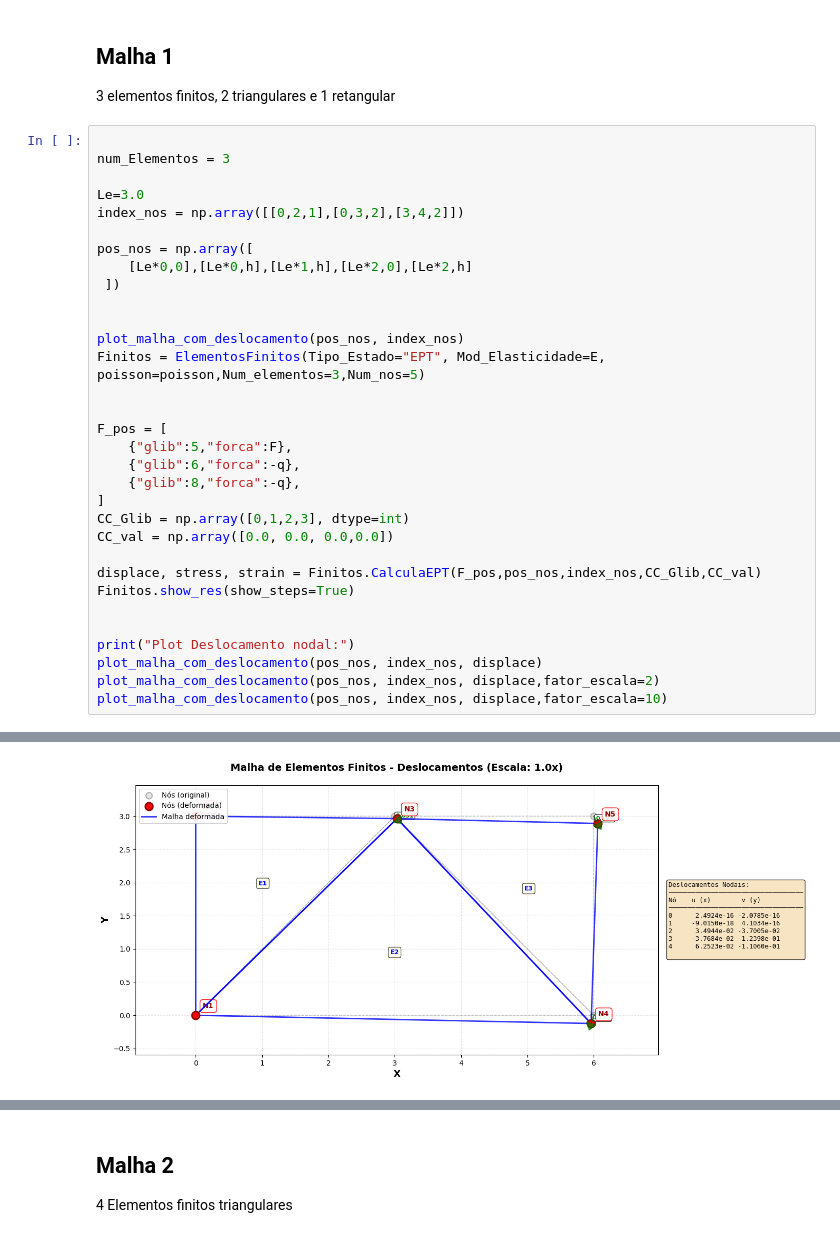
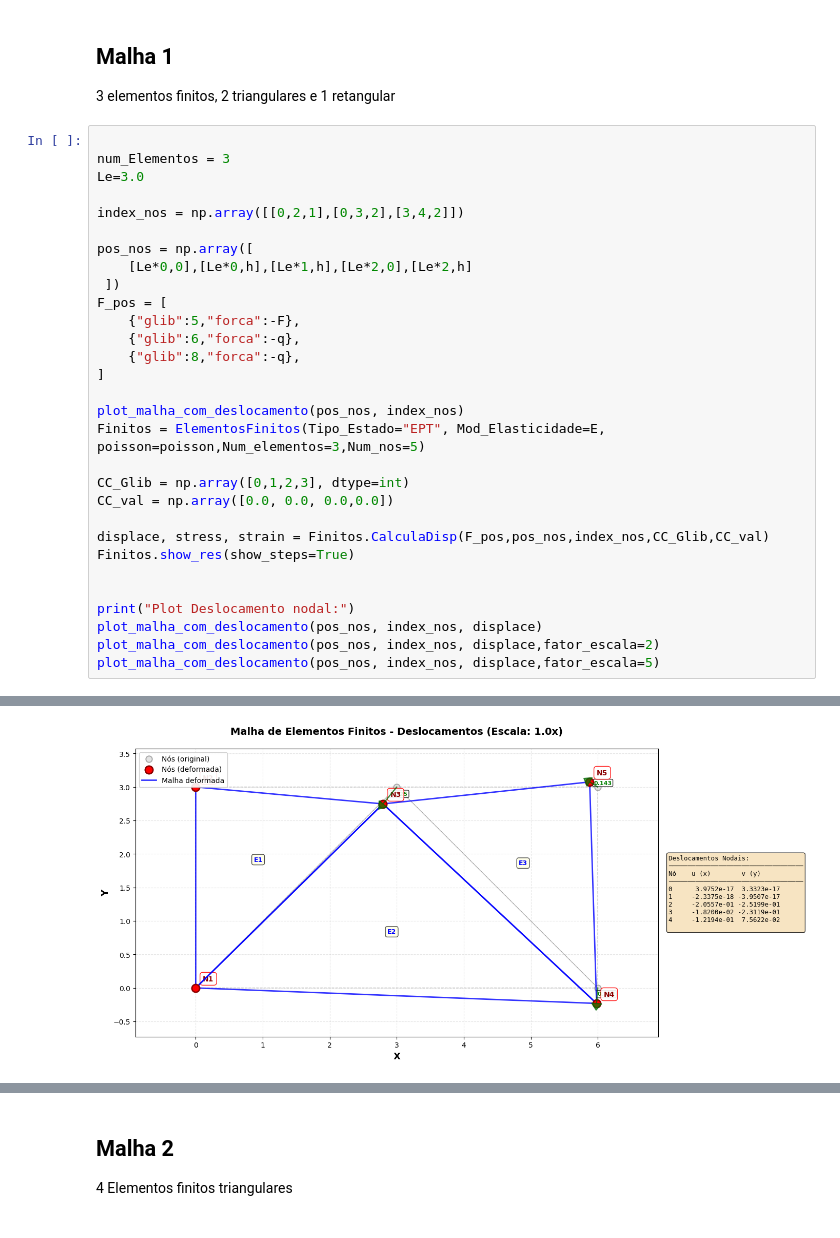
Before and after one commit to Rogire/Trabalho2MEF, a Jupyter notebook: Trabalho 2(Estado Plano)/Código Python/Trabalho02.ipynb, the cells around one changed output, grey strips where cells are left out. Saved outputs shown, nothing was run; the diff lists cells and outputs as text.

```diff
--- a/Trabalho 2(Estado Plano)/Código Python/Trabalho02.ipynb
+++ b/Trabalho 2(Estado Plano)/Código Python/Trabalho02.ipynb
@@ -565,35 +519,33 @@ poisson = 0.3
 # %%
 
 num_Elementos = 3
+Le=3.0
 
-Le=3.0
 index_nos = np.array([[0,2,1],[0,3,2],[3,4,2]])
 
 pos_nos = np.array([
     [Le*0,0],[Le*0,h],[Le*1,h],[Le*2,0],[Le*2,h]
  ])
-
+F_pos = [
+    {"glib":5,"forca":-F},
+    {"glib":6,"forca":-q},
+    {"glib":8,"forca":-q},
+]
 
 plot_malha_com_deslocamento(pos_nos, index_nos)
 Finitos = ElementosFinitos(Tipo_Estado="EPT", Mod_Elasticidade=E, poisson=poisson,Num_elementos=3,Num_nos=5)
 
-
-F_pos = [
-    {"glib":5,"forca":F},
-    {"glib":6,"forca":-q},
-    {"glib":8,"forca":-q},
-]
 CC_Glib = np.array([0,1,2,3], dtype=int)
 CC_val = np.array([0.0, 0.0, 0.0,0.0])
 
-displace, stress, strain = Finitos.CalculaEPT(F_pos,pos_nos,index_nos,CC_Glib,CC_val)
+displace, stress, strain = Finitos.CalculaDisp(F_pos,pos_nos,index_nos,CC_Glib,CC_val)
 Finitos.show_res(show_steps=True)
 
 
 print("Plot Deslocamento nodal:")
 plot_malha_com_deslocamento(pos_nos, index_nos, displace)
 plot_malha_com_deslocamento(pos_nos, index_nos, displace,fator_escala=2)
-plot_malha_com_deslocamento(pos_nos, index_nos, displace,fator_escala=10)
+plot_malha_com_deslocamento(pos_nos, index_nos, displace,fator_escala=5)
 # %% [output]
 [figure]
 Matriz Csigma:
@@ -615,2 +567,2 @@ Matriz Global:
 Plot Deslocamento nodal:
-[figure, old version]
+[figure, new version]
```
Also changed, not shown: parts of 4 cells of this notebook.
